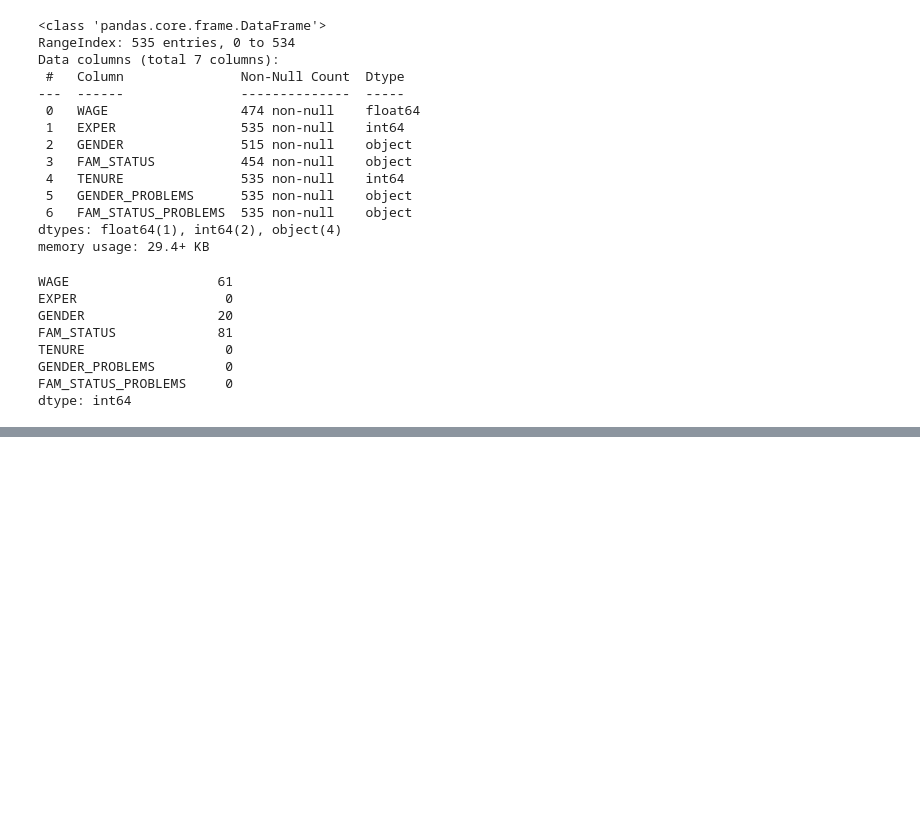
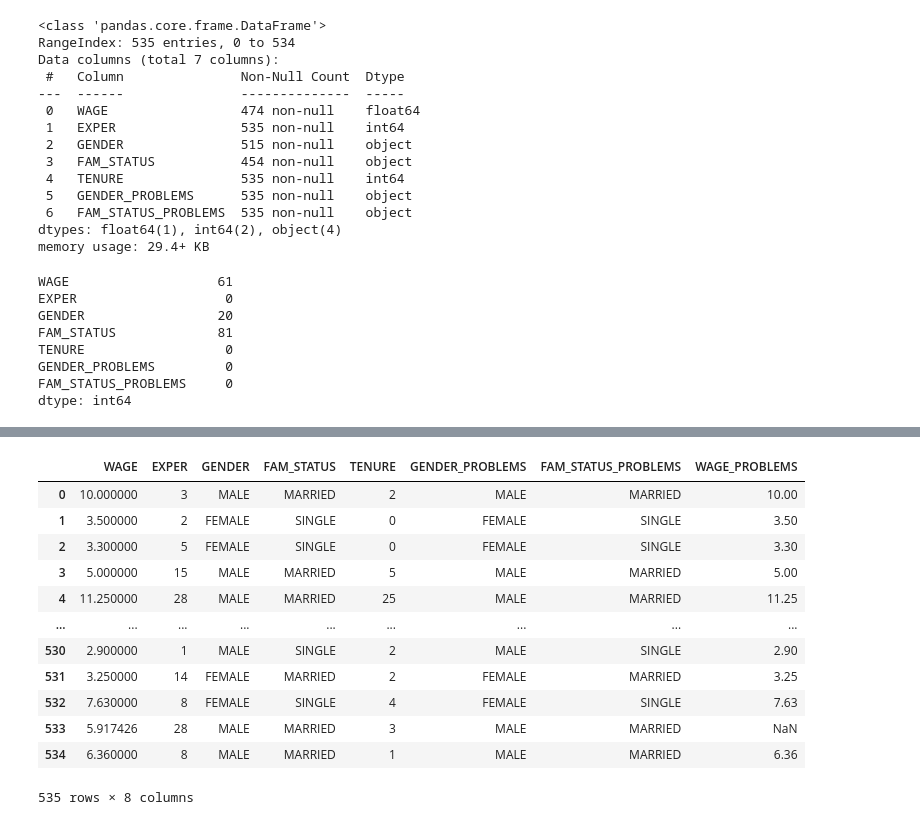
Before and after one commit to jodiaz04/Machine-learning---proyectos-, a Jupyter notebook: solucion_act_1.ipynb, the cells around one changed output, grey strips where cells are left out. Saved outputs shown, nothing was run; the diff lists cells and outputs as text; code cells hidden in the pictures; blank space fills up the shorter version.

```diff
--- a/solucion_act_1.ipynb
+++ b/solucion_act_1.ipynb
@@ -340 +340,21 @@ pgn
 535 rows × 8 columns
+# %%
+media_columna = pgn['WAGE'].mean()
+# %%
+pgn['WAGE'] = pgn['WAGE'].fillna(media_columna)
+# %%
+pgn
+# %% [output]
+|  | WAGE | EXPER | GENDER | FAM_STATUS | TENURE | GENDER_PROBLEMS | FAM_STATUS_PROBLEMS | WAGE_PROBLEMS |
+| 0 | 10.000000 | 3 | MALE | MARRIED | 2 | MALE | MARRIED | 10.00 |
+| 1 | 3.500000 | 2 | FEMALE | SINGLE | 0 | FEMALE | SINGLE | 3.50 |
+| 2 | 3.300000 | 5 | FEMALE | SINGLE | 0 | FEMALE | SINGLE | 3.30 |
+| 3 | 5.000000 | 15 | MALE | MARRIED | 5 | MALE | MARRIED | 5.00 |
+| 4 | 11.250000 | 28 | MALE | MARRIED | 25 | MALE | MARRIED | 11.25 |
+| ... | ... | ... | ... | ... | ... | ... | ... | ... |
+| 530 | 2.900000 | 1 | MALE | SINGLE | 2 | MALE | SINGLE | 2.90 |
+| 531 | 3.250000 | 14 | FEMALE | MARRIED | 2 | FEMALE | MARRIED | 3.25 |
+| 532 | 7.630000 | 8 | FEMALE | SINGLE | 4 | FEMALE | SINGLE | 7.63 |
+| 533 | 5.917426 | 28 | MALE | MARRIED | 3 | MALE | MARRIED | NaN |
+| 534 | 6.360000 | 8 | MALE | MARRIED | 1 | MALE | MARRIED | 6.36 |
+535 rows × 8 columns
```
Also changed, not shown: parts of 6 cells of this notebook.
